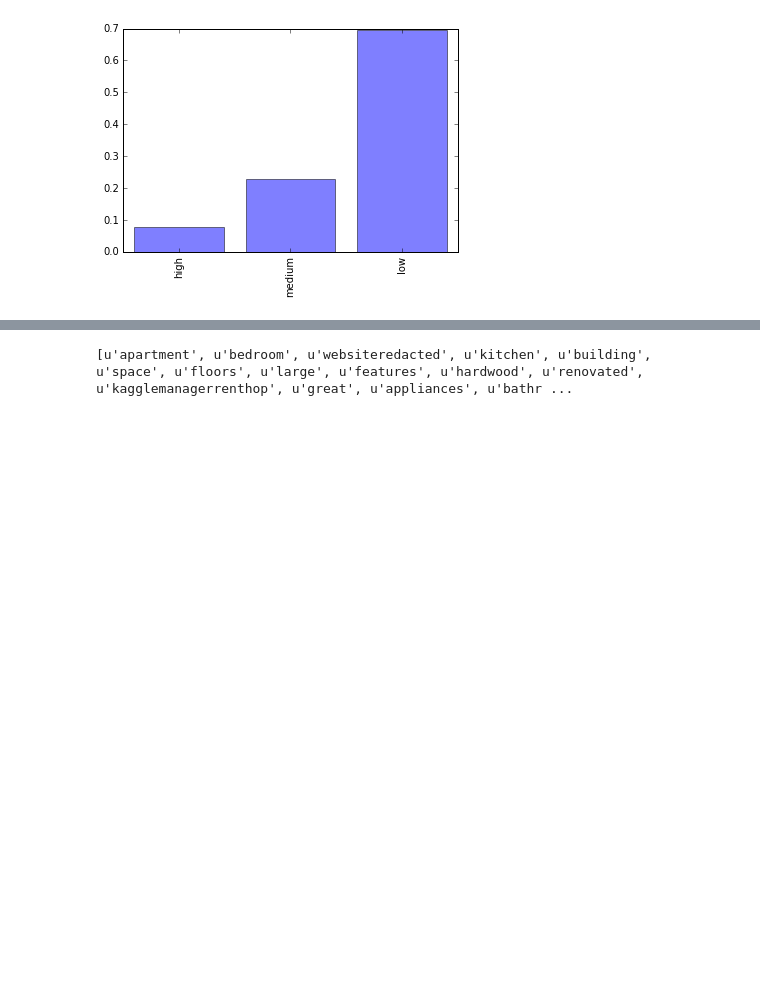
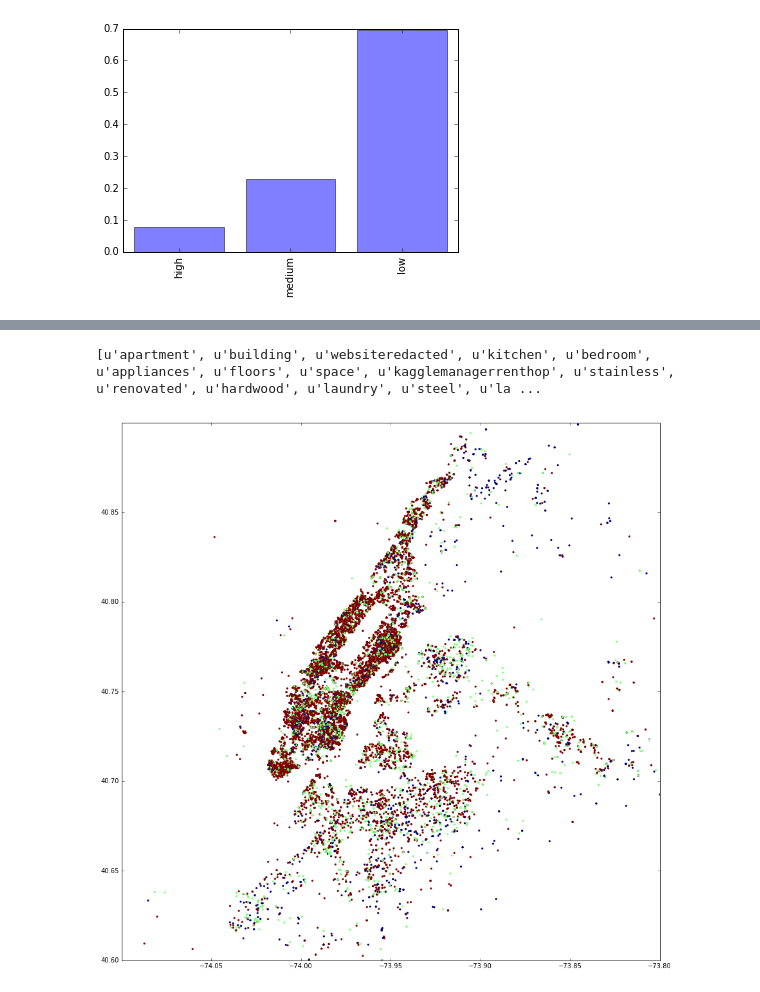
Before and after one commit to keurcien/chacha, a Jupyter notebook: 2sigma.ipynb, the cells around one changed output, grey strips where cells are left out. Cells and saved outputs as stored; diff of their text form; code cells hidden in the pictures; blank space fills up the shorter version.

Commit message:
visualization of the interest lvl vs position

```diff
--- a/2sigma.ipynb
+++ b/2sigma.ipynb
@@ -71,6 +72,6 @@ print(common_features_rows)
 # %%
 # Looking at the most common words in description in an subset
-size_subset = 100
+size_subset = 1000
 n_keywords = 50
 rows = np.random.choice(df.index.values, size_subset)
 sampled_descriptions = df["description"].ix[rows]
@@ -101,7 +102,23 @@ common_keywords = map(lambda x:x[0],keywords_count.most_common(n_keywords))
 
 print(common_keywords)
 # %% [output]
-[u'apartment', u'bedroom', u'websiteredacted', u'kitchen', u'building', u'space', u'floors', u'large', u'features', u'hardwood', u'renovated', u'kagglemanagerrenthop', u'great', u'appliances', u'bathr ...
+[u'apartment', u'building', u'websiteredacted', u'kitchen', u'bedroom', u'appliances', u'floors', u'space', u'kagglemanagerrenthop', u'stainless', u'renovated', u'hardwood', u'laundry', u'steel', u'la ...
+# %%
+# Looking at the position vs interest
+
+df_sample = pd.DataFrame(df, columns=["longitude","latitude","interest_level"])
+df_sample["interest_level_num"] = map(lambda x:hlp.interest_level2numeral(x),df_sample["interest_level"])
+
+# scatter plot position 2D vs interest lvl.
+plt.figure(figsize=(15, 15))
+plt.scatter(df_sample["longitude"].values,
+            df_sample["latitude"].values,
+            c=df_sample["interest_level_num"].values, marker='o', s=10,linewidths=0)
+plt.xlim([-74.1, -73.8])
+plt.ylim([40.6,40.9])
+plt.show()
+# %% [output]
+[figure, added]
 # %%
 # Parsing the dataframe
 X, y = prs.parse_2(df.copy()),prs.target(df)
```
Also changed, not shown: parts of 7 cells of this notebook, 2 other files.
